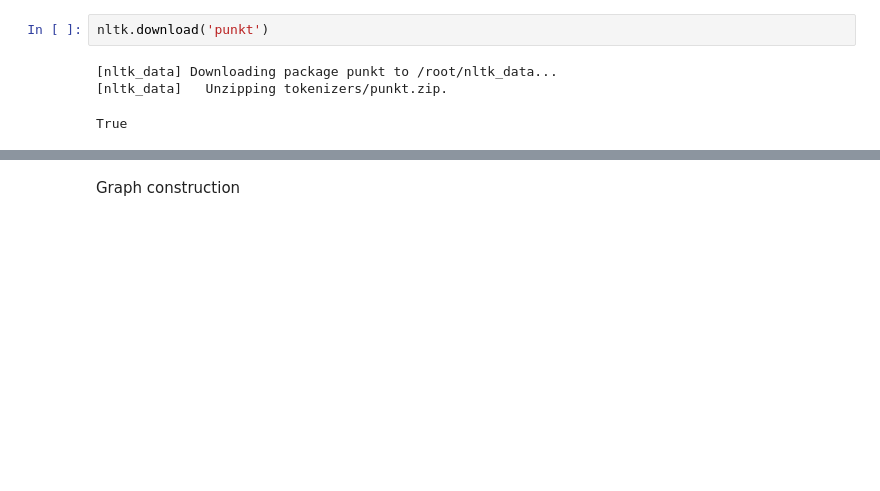
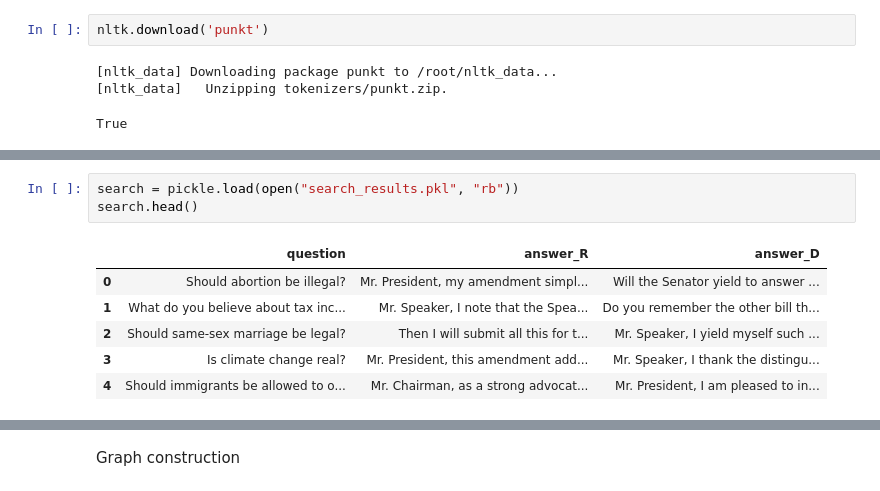
Before and after one commit to rostro36/Partisan-Responses, a Jupyter notebook: QA_Pipeline.ipynb, the cells around one changed output, grey strips where cells are left out. Drawn from its saved outputs; the diff is of its cells as text; blank space fills up the shorter version.

Commit message:
Updated with relevant files and search  cell

```diff
--- a/QA_Pipeline.ipynb
+++ b/QA_Pipeline.ipynb
@@ -65 +79,11 @@ democrat speeches: 30861
+# %%
+search = pickle.load(open("search_results.pkl", "rb"))
+search.head()
+# %% [output]
+|  | question | answer_R | answer_D |
+| 0 | Should abortion be illegal? | Mr. President, my amendment simpl... | Will the Senator yield to answer ... |
+| 1 | What do you believe about tax inc... | Mr. Speaker, I note that the Spea... | Do you remember the other bill th... |
+| 2 | Should same-sex marriage be legal? | Then I will submit all this for t... | Mr. Speaker, I yield myself such ... |
+| 3 | Is climate change real? | Mr. President, this amendment add... | Mr. Speaker, I thank the distingu... |
+| 4 | Should immigrants be allowed to o... | Mr. Chairman, as a strong advocat... | Mr. President, I am pleased to in... |
 # %%
```
Also changed, not shown: parts of 18 cells of this notebook.
